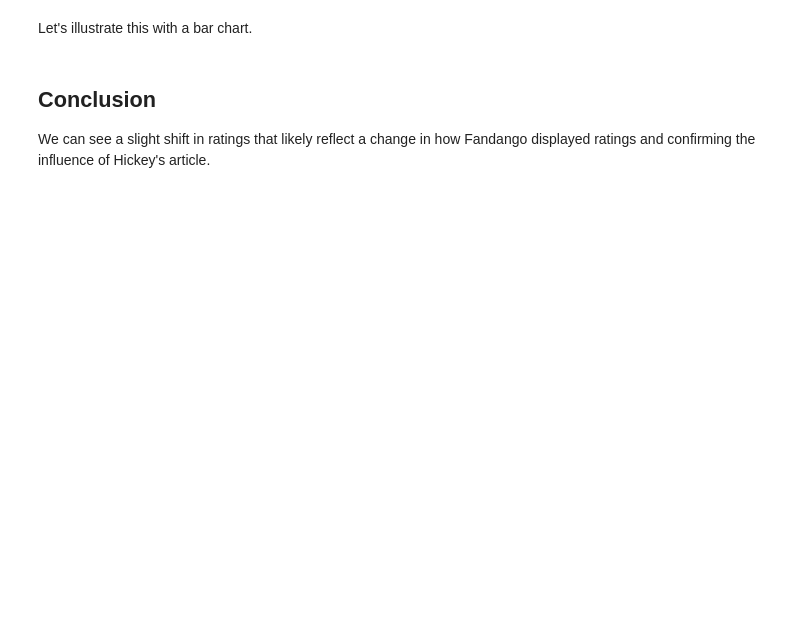
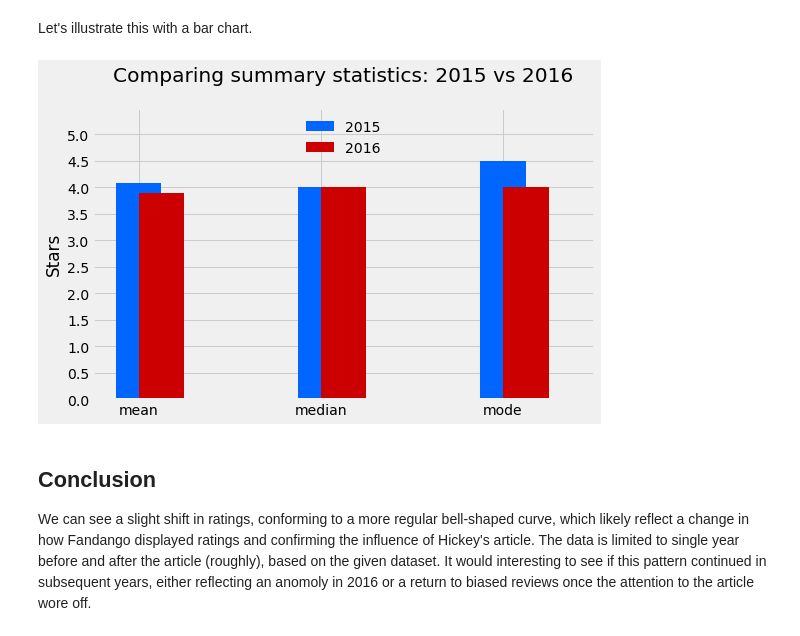
Before and after one commit to cpanell/learning-python-jupyter, a Jupyter notebook: fandango.ipynb, the cells around one changed output. Cells and saved outputs as stored; diff of their text form; code cells hidden in the pictures; blank space fills up the shorter version.

```diff
--- a/fandango.ipynb
+++ b/fandango.ipynb
@@ -148,15 +177,17 @@ Let's illustrate this with a bar chart.
 # %%
 plt.style.use('fivethirtyeight')
 summary['2015'].plot.bar(color = '#0066FF', align = 'center', label = '2015', width = .25)
 summary['2016'].plot.bar(color = '#CC0000', align = 'edge', label = '2016', width = .25,
                          rot = 0, figsize = (8,5))
 
 plt.title('Comparing summary statistics: 2015 vs 2016', y = 1.07)
 plt.ylim(0,5.5)
-plt.yticks(arange(0,5.1,.5))
+plt.yticks(np.arange(0,5.1,.5))
 plt.ylabel('Stars')
 plt.legend(framealpha = 0, loc = 'upper center')
 plt.show()
+# %% [output]
+[figure, added]
 # %% [markdown]
 ## Conclusion
-We can see a slight shift in ratings that likely reflect a change in how Fandango displayed ratings and confirming the influence of Hickey's article.
+We can see a slight shift in ratings, conforming to a more regular bell-shaped curve, which likely reflect a change in how Fandango displayed ratings and confirming the influence of Hickey's article. The data is limited to single year before and after the article (roughly), based on the given dataset. It would interesting to see if this pattern continued in subsequent years, either reflecting an anomoly in 2016 or a return to biased reviews once the attention to the article wore off.
```
Also changed, not shown: parts of 8 cells of this notebook.
